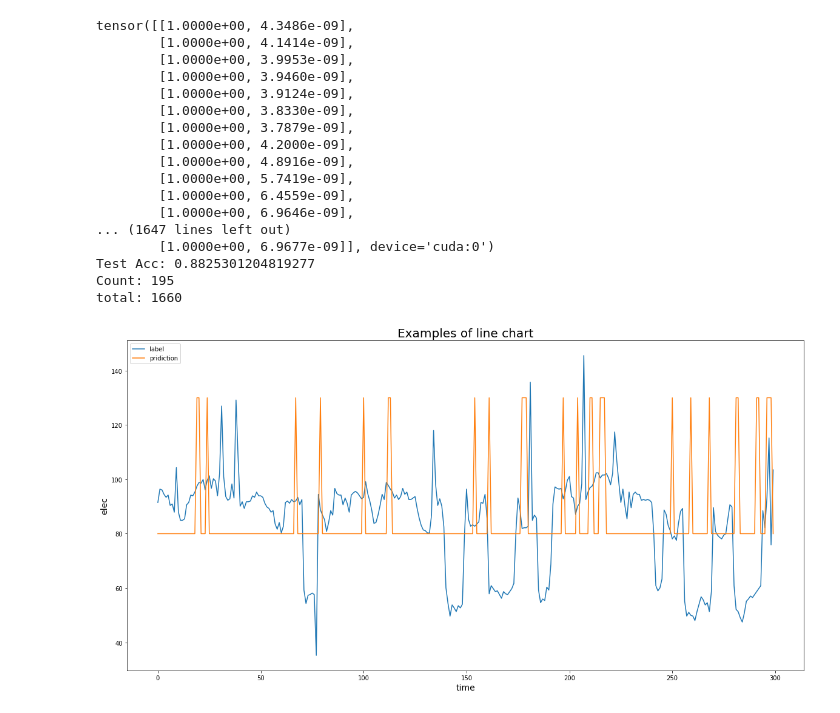
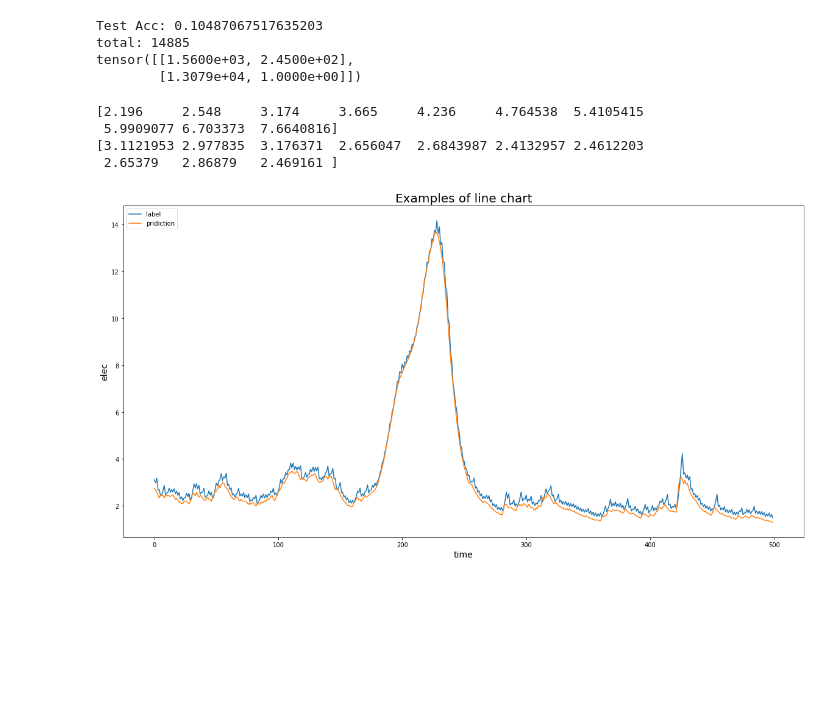
Before and after one commit to skywalker1996/Time-Series-Forecasting, a Jupyter notebook: LSTM-based/main.ipynb, the cells around one changed output. Cells and saved outputs as stored; diff of their text form; code cells hidden in the pictures; blank space fills up the shorter version.

```diff
--- a/LSTM-based/main.ipynb
+++ b/LSTM-based/main.ipynb
@@ -43,3 +60,16 @@ epoch #0 loss: 3.4819633960723877
+# %%
+def compute_confusion(pred, label):
+    result = torch.zeros(2,2)
+    for i in range(len(pred)):
+        if(pred[i]==1 and label[i]==1):
+            result[0][0]+=1
+        elif(pred[i]==0 and label[i]==1):
+            result[0][1]+=1
+        elif(pred[i]==1 and label[i]==0):
+            result[1][0]+=1
+        elif(pred[i]==0 and label[i]==0):
+            result[1][1]+=1
+    return result
 # %%
 model.eval()
 results_reg = []
@@ -48,7 +78,9 @@ labels_reg = []
 labels_cla = []
 correct = 0
 total = 0
-count = 0
+# count_label = 0
+# count_pred = 0
+confusion = torch.zeros(2,2)
 with torch.no_grad():
     for i, data in enumerate(testLoader):
             x, (y_reg, y_cla) = data
@@ -61,61 +93,58 @@ with torch.no_grad():
                 labels_cla+=list(y_cla.numpy())
             x = x.unsqueeze(2).to(device)
             out_reg, out_cla = model(x)
-            out_reg = list(out_reg.cpu().numpy())
-            print(out_cla)
+#             print(out_cla)
             _, pred = torch.max(out_cla, dim=1)
 
-            label_reg = list(y_reg.numpy())
-            label_cla = list(y_cla.numpy())
+            label_reg = list(np.concatenate(y_reg.numpy()))
+#             label_cla = np.concatenate(list(y_cla.numpy()))
 
-            count+=y_cla.cpu().sum().item()
+#             count_label+=y_cla.cpu().sum().item()
+#             count_pred+=pred.cpu().sum().item()
+            confusion+=compute_confusion(pred, y_cla)
             correct += (pred.cpu()==y_cla).sum().item()
             total += len(y_cla)
 
-            results_reg+=out_reg
+#             print(out_reg.reshape(1,-1))
+            results_reg+=list(np.concatenate(out_reg.cpu().numpy()))
             results_cla+=list(pred.cpu().numpy())
             labels_reg+=label_reg
             labels_cla+=label_cla
 
+
 print('Test Acc: {}'.format(correct/total))
-print('Count:', count)
+# print('Count:', count_label, count_pred)
 print('total:', total)
+print(confusion)
 # print(len(results))
 # print(len(labels))
 # %% [output]
-tensor([[1.0000e+00, 4.3486e-09],
-        [1.0000e+00, 4.1414e-09],
-        [1.0000e+00, 3.9953e-09],
-        [1.0000e+00, 3.9460e-09],
-        [1.0000e+00, 3.9124e-09],
-        [1.0000e+00, 3.8330e-09],
-        [1.0000e+00, 3.7879e-09],
-        [1.0000e+00, 4.2000e-09],
-        [1.0000e+00, 4.8916e-09],
-        [1.0000e+00, 5.7419e-09],
-        [1.0000e+00, 6.4559e-09],
-        [1.0000e+00, 6.9646e-09],
-... (1647 lines left out)
-        [1.0000e+00, 6.9677e-09]], device='cuda:0')
-Test Acc: 0.8825301204819277
-Count: 195
-total: 1660
+Test Acc: 0.10487067517635203
+total: 14885
+tensor([[1.5600e+03, 2.4500e+02],
+        [1.3079e+04, 1.0000e+00]])
 # %%
+import numpy as np
 results_reg = np.array(results_reg)
 results_cla = np.array(results_cla)
 labels_reg = np.array(labels_reg)
 labels_cla = np.array(labels_cla)
 
-
+print(results_reg[0:10])
 plt.figure(figsize=(20,10))#设置画布的尺寸
 plt.title('Examples of line chart',fontsize=20)#标题，并设定字号大小
 plt.xlabel('time',fontsize=14)#设置x轴，并设定字号大小
 plt.ylabel('elec',fontsize=14)#设置y轴，并设定字号大小
 
-plt.plot(list(range(300)),labels_reg[300:600], label='label')
-plt.plot(list(range(300)),labels_cla[300:600]*50+80, label='pridiction')
+print(results_reg[400:410])
+plt.plot(list(range(500)),results_reg[400:900], label='label')
+plt.plot(list(range(500)), labels_reg[400:900], label='pridiction')
 plt.legend(loc='upper left')
 plt.show()
 # %% [output]
+[2.196     2.548     3.174     3.665     4.236     4.764538  5.4105415
+ 5.9909077 6.703373  7.6640816]
+[3.1121953 2.977835  3.176371  2.656047  2.6843987 2.4132957 2.4612203
+ 2.65379   2.86879   2.469161 ]
-[figure, old version]
+[figure, new version]
 # %%
```
Also changed, not shown: parts of 6 cells of this notebook, 5 other files.
